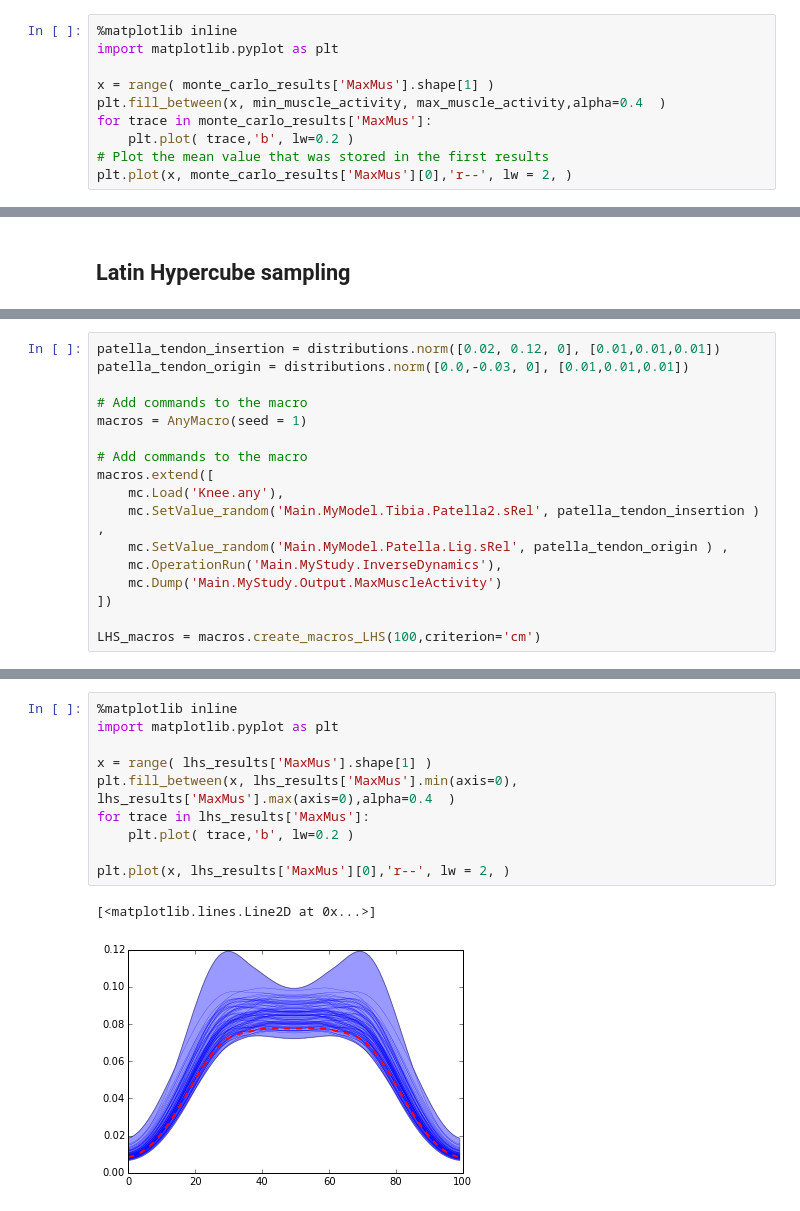
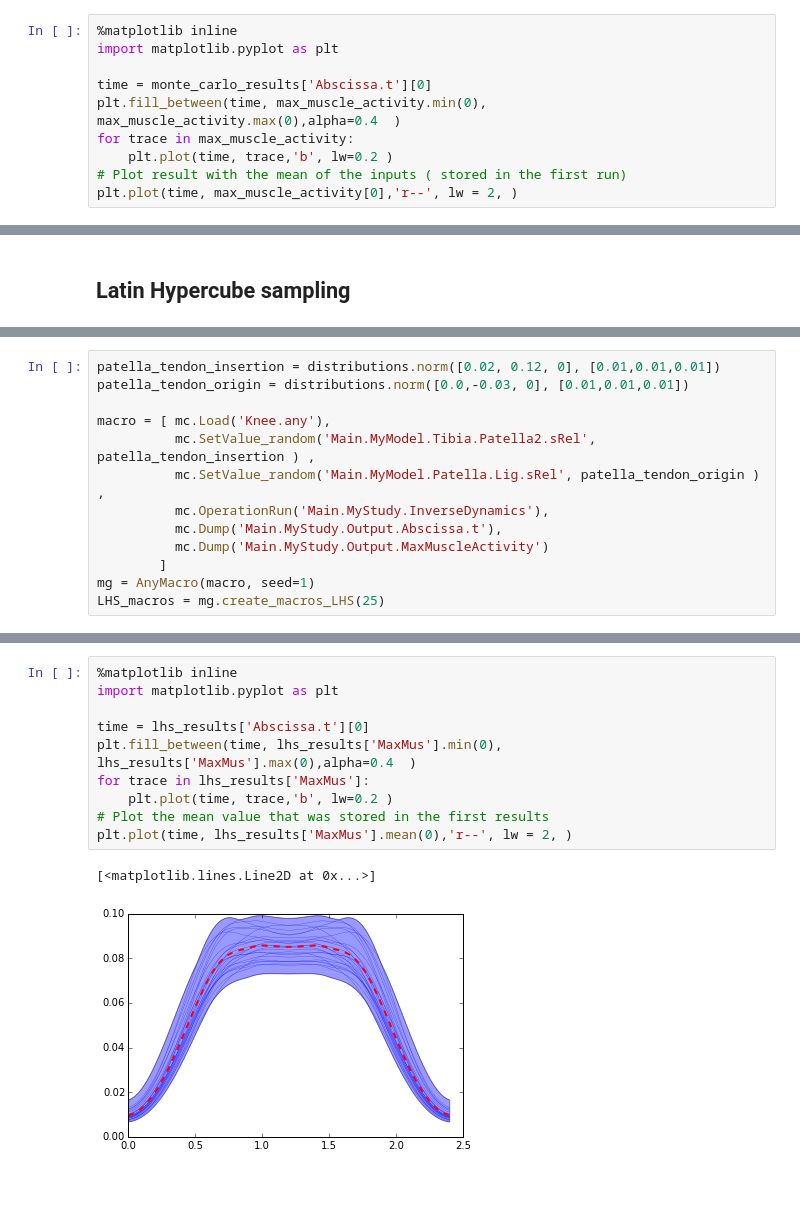
Before and after one commit to AnyBody-Research-Group/AnyPyTools, a Jupyter notebook: Tutorial/05_Monte_Carlo_studies_etc.ipynb, the cells around one changed output, grey strips where cells are left out. Cells and saved outputs as stored; diff of their text form.

Commit message:
Update tutorials to the newest version of the macro generator system.

```diff
--- a/Tutorial/05_Monte_Carlo_studies_etc.ipynb
+++ b/Tutorial/05_Monte_Carlo_studies_etc.ipynb
@@ -101,11 +105,11 @@ Finaly we can plot the result of the Monte Carlo study
 %matplotlib inline
 import matplotlib.pyplot as plt
 
-x = range( monte_carlo_results['MaxMus'].shape[1] )
-plt.fill_between(x, min_muscle_activity, max_muscle_activity,alpha=0.4  )
-for trace in monte_carlo_results['MaxMus']:
-    plt.plot( trace,'b', lw=0.2 )
-# Plot the mean value that was stored in the first results
-plt.plot(x, monte_carlo_results['MaxMus'][0],'r--', lw = 2, )
+time = monte_carlo_results['Abscissa.t'][0]
+plt.fill_between(time, max_muscle_activity.min(0), max_muscle_activity.max(0),alpha=0.4  )
+for trace in max_muscle_activity:
+    plt.plot(time, trace,'b', lw=0.2 )
+# Plot result with the mean of the inputs ( stored in the first run)
+plt.plot(time, max_muscle_activity[0],'r--', lw = 2, )
 # %% [output]
 [<matplotlib.lines.Line2D at 0x...>]
@@ -125,19 +129,15 @@ To following uses LHS to do the same as in the previous example:
 patella_tendon_insertion = distributions.norm([0.02, 0.12, 0], [0.01,0.01,0.01])
 patella_tendon_origin = distributions.norm([0.0,-0.03, 0], [0.01,0.01,0.01])
 
-# Add commands to the macro
-macros = AnyMacro(seed = 1)
-
-# Add commands to the macro
-macros.extend([
-    mc.Load('Knee.any'),
-    mc.SetValue_random('Main.MyModel.Tibia.Patella2.sRel', patella_tendon_insertion ) ,
-    mc.SetValue_random('Main.MyModel.Patella.Lig.sRel', patella_tendon_origin ) ,
-    mc.OperationRun('Main.MyStudy.InverseDynamics'),
-    mc.Dump('Main.MyStudy.Output.MaxMuscleActivity')
-])
-
-LHS_macros = macros.create_macros_LHS(100,criterion='cm')
+macro = [ mc.Load('Knee.any'),
+          mc.SetValue_random('Main.MyModel.Tibia.Patella2.sRel', patella_tendon_insertion ) ,
+          mc.SetValue_random('Main.MyModel.Patella.Lig.sRel', patella_tendon_origin ) ,
+          mc.OperationRun('Main.MyStudy.InverseDynamics'),
+          mc.Dump('Main.MyStudy.Output.Abscissa.t'),
+          mc.Dump('Main.MyStudy.Output.MaxMuscleActivity')
+        ]
+mg = AnyMacro(macro, seed=1)
+LHS_macros = mg.create_macros_LHS(25)
 # %%
 from anypytools.abcutils import AnyPyProcess
 
@@ -149,13 +149,13 @@ Total time: 11.3 seconds
 # %%
 %matplotlib inline
 import matplotlib.pyplot as plt
 
-x = range( lhs_results['MaxMus'].shape[1] )
-plt.fill_between(x, lhs_results['MaxMus'].min(axis=0), lhs_results['MaxMus'].max(axis=0),alpha=0.4  )
+time = lhs_results['Abscissa.t'][0]
+plt.fill_between(time, lhs_results['MaxMus'].min(0), lhs_results['MaxMus'].max(0),alpha=0.4  )
 for trace in lhs_results['MaxMus']:
-    plt.plot( trace,'b', lw=0.2 )
-
-plt.plot(x, lhs_results['MaxMus'][0],'r--', lw = 2, )
+    plt.plot(time, trace,'b', lw=0.2 )
+# Plot the mean value that was stored in the first results
+plt.plot(time, lhs_results['MaxMus'].mean(0),'r--', lw = 2, )
 # %% [output]
 [<matplotlib.lines.Line2D at 0x...>]
-[figure, old version]
+[figure, new version]
```
Also changed, not shown: parts of 19 cells of this notebook, 4 other files.
